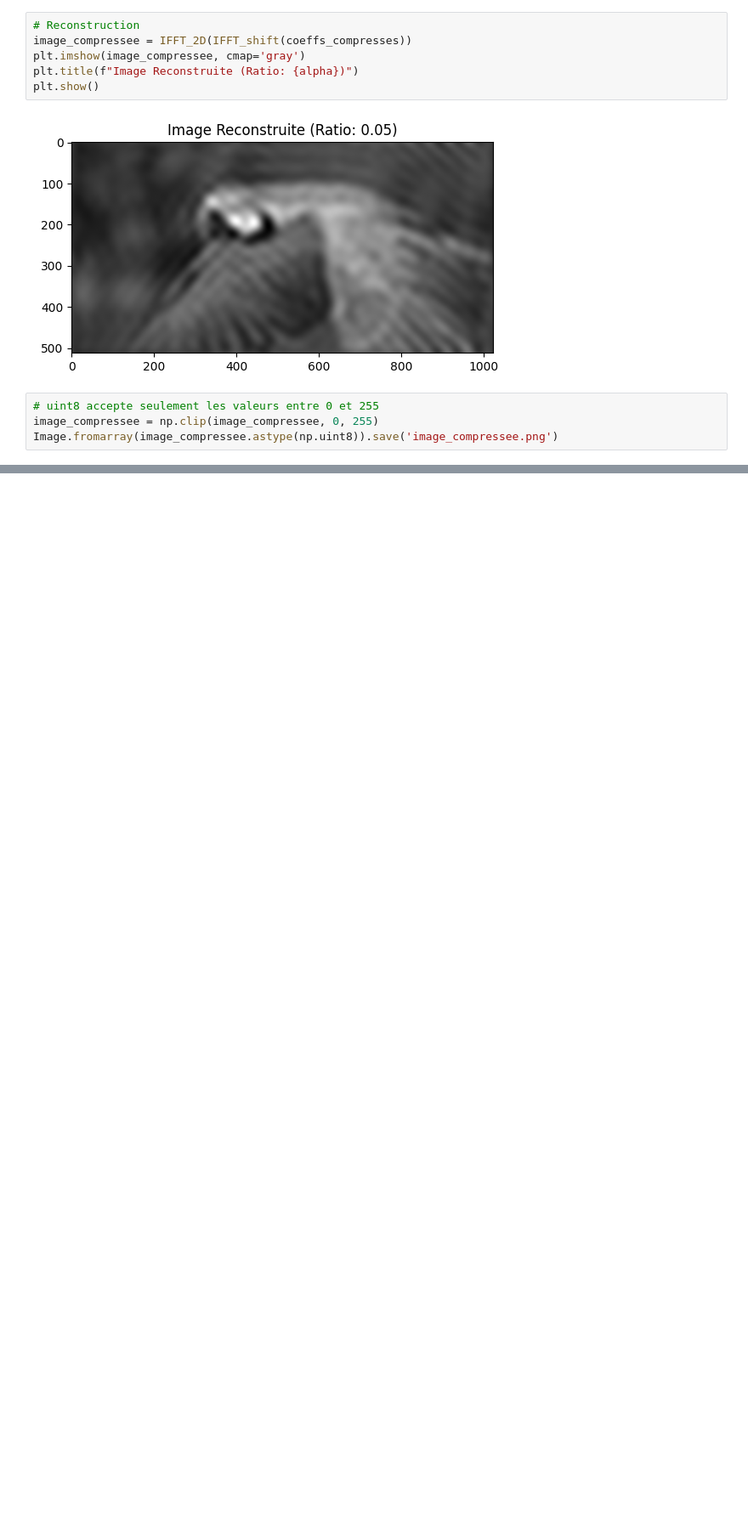
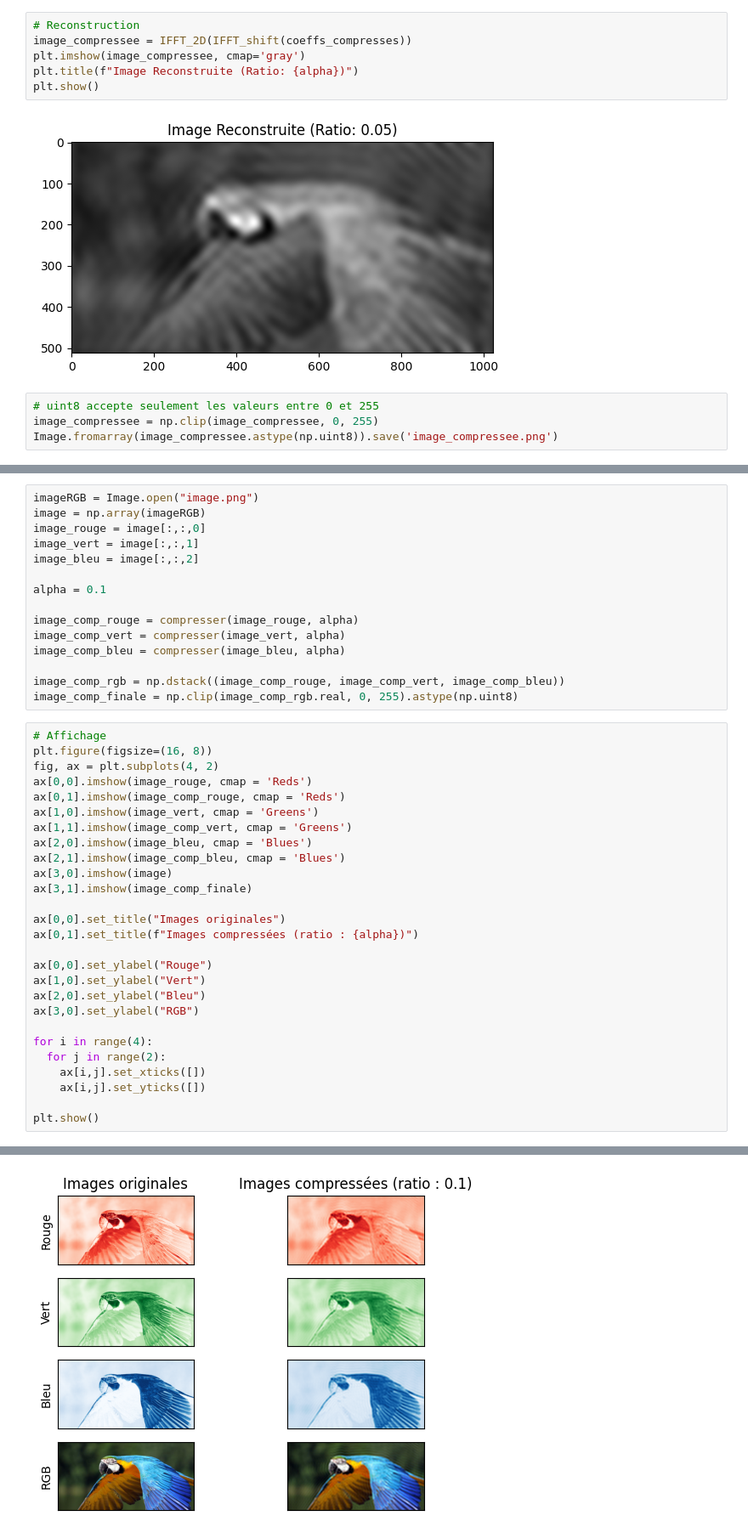
Before and after one commit to TomSaw31/TER-Transformation-de-Fourier-discrete, a Jupyter notebook: code/TER.ipynb, the cells around one changed output, grey strips where cells are left out. Shown at 85% size. Saved outputs shown, nothing was run; the diff lists cells and outputs as text; blank space fills up the shorter version.

```diff
--- a/code/TER.ipynb
+++ b/code/TER.ipynb
@@ -183,0 +190,43 @@ Image.fromarray(image_compressee.astype(np.uint8)).save('image_compressee.png')
+# %%
+imageRGB = Image.open("image.png")
+image = np.array(imageRGB)
+image_rouge = image[:,:,0]
+image_vert = image[:,:,1]
+image_bleu = image[:,:,2]
+
+alpha = 0.1
+
+image_comp_rouge = compresser(image_rouge, alpha)
+image_comp_vert = compresser(image_vert, alpha)
+image_comp_bleu = compresser(image_bleu, alpha)
+
+image_comp_rgb = np.dstack((image_comp_rouge, image_comp_vert, image_comp_bleu))
+image_comp_finale = np.clip(image_comp_rgb.real, 0, 255).astype(np.uint8)
+# %%
+# Affichage
+plt.figure(figsize=(16, 8))
+fig, ax = plt.subplots(4, 2)
+ax[0,0].imshow(image_rouge, cmap = 'Reds')
+ax[0,1].imshow(image_comp_rouge, cmap = 'Reds')
+ax[1,0].imshow(image_vert, cmap = 'Greens')
+ax[1,1].imshow(image_comp_vert, cmap = 'Greens')
+ax[2,0].imshow(image_bleu, cmap = 'Blues')
+ax[2,1].imshow(image_comp_bleu, cmap = 'Blues')
+ax[3,0].imshow(image)
+ax[3,1].imshow(image_comp_finale)
+
+ax[0,0].set_title("Images originales")
+ax[0,1].set_title(f"Images compressées (ratio : {alpha})")
+
+ax[0,0].set_ylabel("Rouge")
+ax[1,0].set_ylabel("Vert")
+ax[2,0].set_ylabel("Bleu")
+ax[3,0].set_ylabel("RGB")
+
+for i in range(4):
+  for j in range(2):
+    ax[i,j].set_xticks([])
+    ax[i,j].set_yticks([])
+
+plt.show()
+# %% [output]
@@ -183,0 +234 @@ Image.fromarray(image_compressee.astype(np.uint8)).save('image_compressee.png')
+[figure, added]
```
Also changed, not shown: parts of 6 cells of this notebook, 1 other file.
